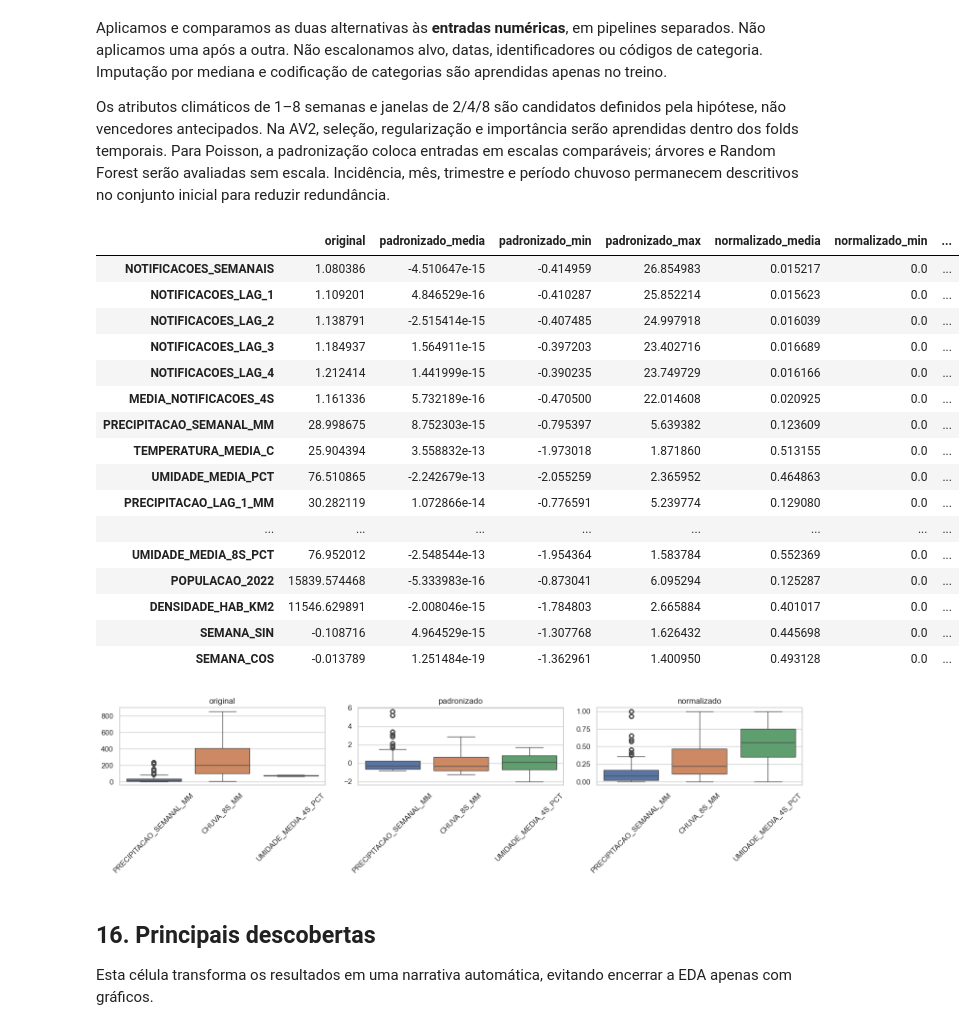
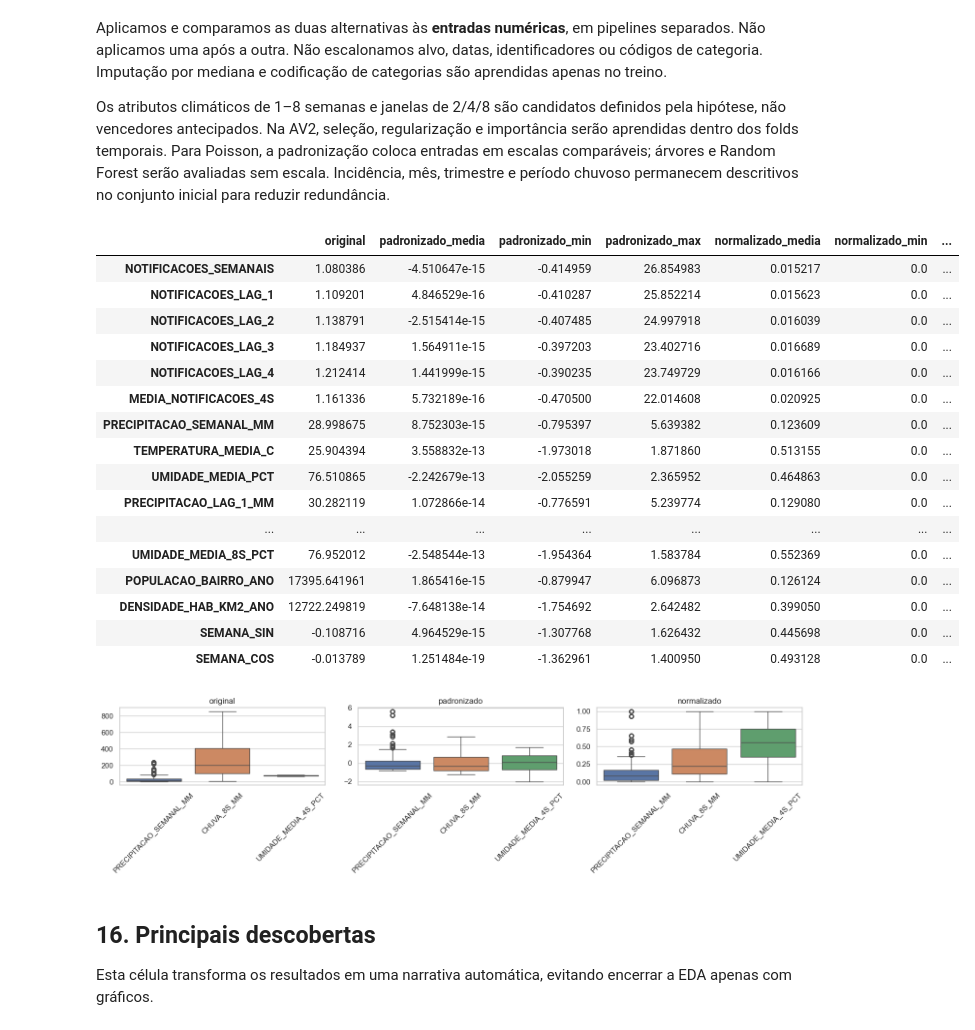
Before and after one commit to 7RICK0/Projeto_Dengue, a Jupyter notebook: AV1/notebooks/AnteceDengue_AV1_revisada.ipynb, the cells around one changed output. Saved outputs shown, nothing was run; the diff lists cells and outputs as text; code cells hidden in the pictures.

```diff
--- a/AV1/notebooks/AnteceDengue_AV1_revisada.ipynb
+++ b/AV1/notebooks/AnteceDengue_AV1_revisada.ipynb
@@ -617,7 +705,7 @@ A execução de referência usa recursos anuais de 2016–2025. As datas reais,
 A proporção de bairro-semanas iguais a zero é exportada por ano para tornar a hipótese verificável. Na AV2, essa limitação deve acompanhar métricas e conclusões.
 # %%
 assert not pop_recife.BAIRRO.duplicated().any(), "Bairros duplicados no IBGE"
-assert pop_recife.POPULACAO_2022.gt(0).all() and pop_recife.AREA_KM2_IBGE.gt(0).all()
+assert populacao_bairro_ano.POPULACAO_BAIRRO_ANO.gt(0).all()
 fora = notificacoes_semanais.loc[~notificacoes_semanais.BAIRRO.isin(pop_recife.BAIRRO)]
 fora.to_csv(REPORT_DIR / "registros_fora_malha_agregados.csv", index=False)
 print("Notificações fora da malha:", int(fora.REGISTROS_OBSERVADOS.sum()))
@@ -630,16 +718,16 @@ calendario = pd.DataFrame({"DATA_SEMANA": pd.date_range(primeira, fim, freq="W-M
 calendario["COBERTURA_DENGUE"] = calendario.DATA_SEMANA.map(semana_coberta)
 iso = calendario.DATA_SEMANA.dt.isocalendar()
 calendario["ANO"], calendario["SEMANA"] = iso.year.astype(int), iso.week.astype(int)
-# Conferir também se os arquivos dos anos civis que cobrem cada semana foram adquiridos.
 anos_lidos = set(relatorio_download.ano)
 calendario["COBERTURA_DENGUE"] &= calendario.DATA_SEMANA.map(lambda d: all(x.year in anos_lidos for x in pd.date_range(d, periods=7)))
 calendario.to_csv(REPORT_DIR / "cobertura_semanal.csv", index=False)
 grade = pop_recife[["BAIRRO"]].merge(calendario, how="cross")
 base = (grade.merge(notificacoes_semanais, on=["DATA_SEMANA", "BAIRRO"], how="left", validate="one_to_one")
-        .merge(pop_recife, on="BAIRRO", how="left", validate="many_to_one")
+        .merge(populacao_bairro_ano, on=["BAIRRO","ANO"], how="left", validate="many_to_one")
         .merge(rpa, on="BAIRRO", how="left", validate="many_to_one"))
+assert base.loc[base.COBERTURA_DENGUE, "POPULACAO_BAIRRO_ANO"].notna().all(), "Há semana coberta sem população compatível"
 base["NOTIFICACOES_SEMANAIS"] = base.REGISTROS_OBSERVADOS.fillna(0).where(base.COBERTURA_DENGUE)
-base["INCIDENCIA_100MIL"] = base.NOTIFICACOES_SEMANAIS / base.POPULACAO_2022 * 100_000
+base["INCIDENCIA_100MIL"] = base.NOTIFICACOES_SEMANAIS / base.POPULACAO_BAIRRO_ANO * 100_000
 assert not base.duplicated(["BAIRRO", "DATA_SEMANA"]).any()
 print("Semanas cobertas pela hipótese operacional:", int(calendario.COBERTURA_DENGUE.sum()))
 if not calendario.COBERTURA_DENGUE.any():
@@ -1334,7 +1423,7 @@ from sklearn.impute import SimpleImputer
 import joblib
 
 numericas = (["NOTIFICACOES_SEMANAIS"] + features_historicas + clima_features_modelo +
-             ["POPULACAO_2022", "DENSIDADE_HAB_KM2", "SEMANA_SIN", "SEMANA_COS"])
+             ["POPULACAO_BAIRRO_ANO", "DENSIDADE_HAB_KM2_ANO", "SEMANA_SIN", "SEMANA_COS"])
 categoricas = ["BAIRRO", "RPA"]
 entradas = numericas + categoricas
 X_treino = base_completa.loc[base_completa.CONJUNTO.eq("treino"), entradas].copy()
@@ -1365,35 +1454,35 @@ comparacao.to_csv(REPORT_DIR/"comparacao_escalas_treino.csv")
 config = {"entradas_numericas":numericas,"entradas_categoricas":categoricas,"alvo":"NOTIFICACOES_PROXIMA_SEMANA",
  "corte_validacao":str(corte1.date()),"corte_teste":str(corte2.date()),
  "intervalos_cobertura":INTERVALOS_COBERTURA_CONFIRMADA,"justificativa_cobertura":JUSTIFICATIVA_COBERTURA,"cobertura_minima_clima":COBERTURA_MINIMA_CLIMA,
  "definicao_alvo":"Quantidade de casos notificados A90 para o mesmo bairro em t+1; não equivale a casos confirmados.",
  "hipotese_principal":"Chuva, temperatura e umidade, com atrasos de 1–8 semanas e janelas 2/4/8, acrescentam capacidade preditiva.",
  "coorte_principal":"Mesmas linhas com histórico e todas as features climáticas completas para comparação justa com e sem clima.",
  "nota":"Preprocessadores AV1 ajustados apenas no treino. Recriar dentro de cada fold temporal da AV2."}
 (DATA_DIR/"config_av2.json").write_text(json.dumps(config,ensure_ascii=False,indent=2),encoding="utf-8")
 
 fig,axes = plt.subplots(1,3,figsize=(15,4))
 medidas_exemplo=["PRECIPITACAO_SEMANAL_MM","CHUVA_8S_MM","UMIDADE_MEDIA_4S_PCT"]
 for ax,nome in zip(axes,["original","padronizado","normalizado"]):
     valores = X_treino[numericas] if nome=="original" else pd.DataFrame(preprocessadores[nome].transform(X_treino)[:,:len(numericas)],columns=numericas)
     sns.boxplot(data=valores[medidas_exemplo],ax=ax)
     ax.set_title(nome);ax.tick_params(axis="x",rotation=45)
 plt.tight_layout();plt.show()
 # %% [output]
 |  | original | padronizado_media | padronizado_min | padronizado_max | normalizado_media | normalizado_min | ... |
 | NOTIFICACOES_SEMANAIS | 1.080386 | -4.510647e-15 | -0.414959 | 26.854983 | 0.015217 | 0.0 | ... |
 | NOTIFICACOES_LAG_1 | 1.109201 | 4.846529e-16 | -0.410287 | 25.852214 | 0.015623 | 0.0 | ... |
 | NOTIFICACOES_LAG_2 | 1.138791 | -2.515414e-15 | -0.407485 | 24.997918 | 0.016039 | 0.0 | ... |
 | NOTIFICACOES_LAG_3 | 1.184937 | 1.564911e-15 | -0.397203 | 23.402716 | 0.016689 | 0.0 | ... |
 | NOTIFICACOES_LAG_4 | 1.212414 | 1.441999e-15 | -0.390235 | 23.749729 | 0.016166 | 0.0 | ... |
 | MEDIA_NOTIFICACOES_4S | 1.161336 | 5.732189e-16 | -0.470500 | 22.014608 | 0.020925 | 0.0 | ... |
 | PRECIPITACAO_SEMANAL_MM | 28.998675 | 8.752303e-15 | -0.795397 | 5.639382 | 0.123609 | 0.0 | ... |
 | TEMPERATURA_MEDIA_C | 25.904394 | 3.558832e-13 | -1.973018 | 1.871860 | 0.513155 | 0.0 | ... |
 | UMIDADE_MEDIA_PCT | 76.510865 | -2.242679e-13 | -2.055259 | 2.365952 | 0.464863 | 0.0 | ... |
 | PRECIPITACAO_LAG_1_MM | 30.282119 | 1.072866e-14 | -0.776591 | 5.239774 | 0.129080 | 0.0 | ... |
 | ... | ... | ... | ... | ... | ... | ... | ... |
 | UMIDADE_MEDIA_8S_PCT | 76.952012 | -2.548544e-13 | -1.954364 | 1.583784 | 0.552369 | 0.0 | ... |
-| POPULACAO_2022 | 15839.574468 | -5.333983e-16 | -0.873041 | 6.095294 | 0.125287 | 0.0 | ... |
-| DENSIDADE_HAB_KM2 | 11546.629891 | -2.008046e-15 | -1.784803 | 2.665884 | 0.401017 | 0.0 | ... |
+| POPULACAO_BAIRRO_ANO | 17395.641961 | 1.865416e-15 | -0.879947 | 6.096873 | 0.126124 | 0.0 | ... |
+| DENSIDADE_HAB_KM2_ANO | 12722.249819 | -7.648138e-14 | -1.754692 | 2.642482 | 0.399050 | 0.0 | ... |
 | SEMANA_SIN | -0.108716 | 4.964529e-15 | -1.307768 | 1.626432 | 0.445698 | 0.0 | ... |
 | SEMANA_COS | -0.013789 | 1.251484e-19 | -1.362961 | 1.400950 | 0.493128 | 0.0 | ... |
 [figure]
```
Also changed, not shown: parts of 13 cells of this notebook, 17 other files.
